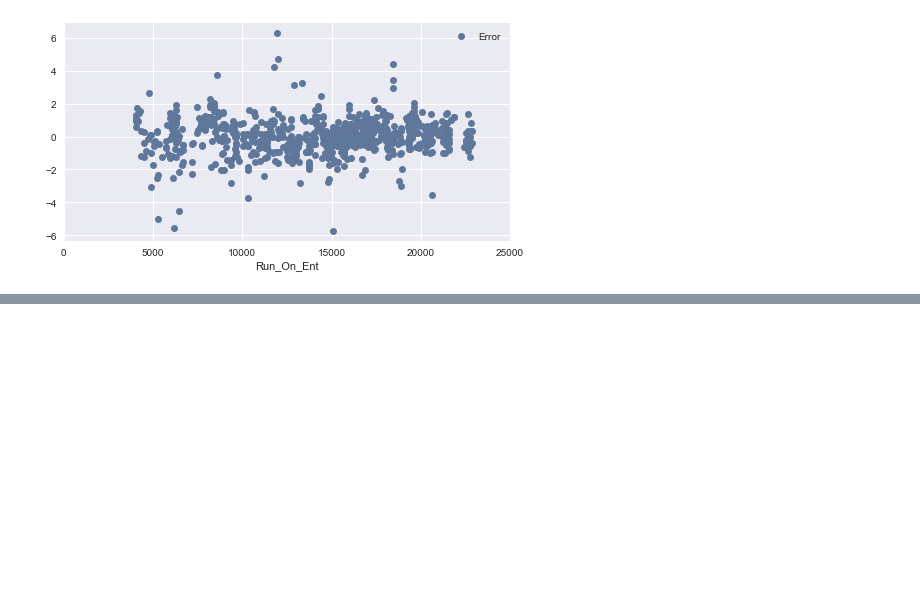
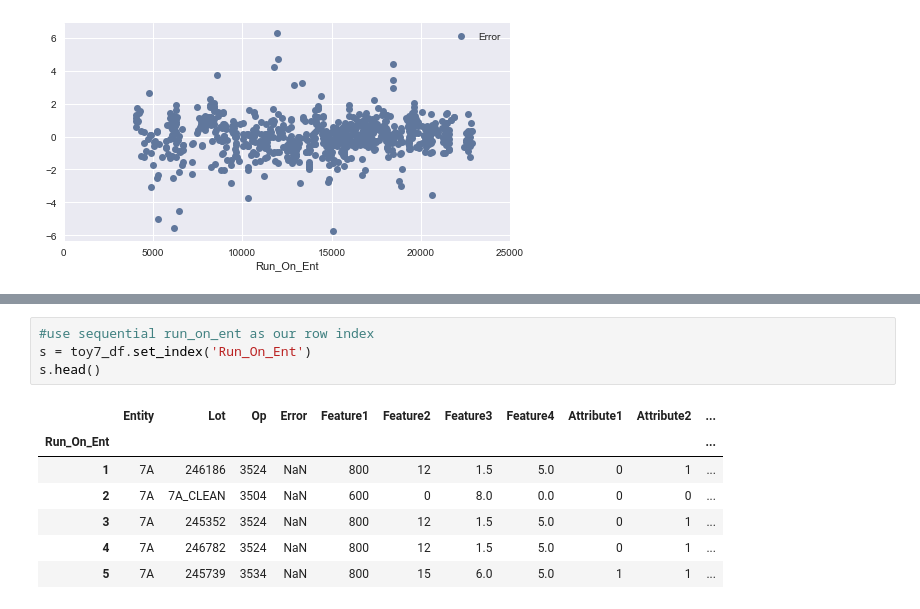
Before and after one commit to austinbock/project1, a Jupyter notebook: Capstone1 Data Investigation.ipynb, the cells around one changed output, grey strips where cells are left out. Drawn from its saved outputs; the diff is of its cells as text; blank space fills up the shorter version.

```diff
--- a/Capstone1 Data Investigation.ipynb
+++ b/Capstone1 Data Investigation.ipynb
@@ -188,0 +210,12 @@ toy7_df.plot(x = 'Run_On_Ent', y = 'Error', xlim = [0, 25000], style = 'o')
+# %%
+#use sequential run_on_ent as our row index
+s = toy7_df.set_index('Run_On_Ent')
+s.head()
+# %% [output]
+|  | Entity | Lot | Op | Error | Feature1 | Feature2 | Feature3 | Feature4 | Attribute1 | Attribute2 | ... |
+| Run_On_Ent |  |  |  |  |  |  |  |  |  |  | ... |
+| 1 | 7A | 246186 | 3524 | NaN | 800 | 12 | 1.5 | 5.0 | 0 | 1 | ... |
+| 2 | 7A | 7A_CLEAN | 3504 | NaN | 600 | 0 | 8.0 | 0.0 | 0 | 0 | ... |
+| 3 | 7A | 245352 | 3524 | NaN | 800 | 12 | 1.5 | 5.0 | 0 | 1 | ... |
+| 4 | 7A | 246782 | 3524 | NaN | 800 | 12 | 1.5 | 5.0 | 0 | 1 | ... |
+| 5 | 7A | 245739 | 3534 | NaN | 800 | 15 | 6.0 | 5.0 | 1 | 1 | ... |
```
Also changed, not shown: parts of 10 cells of this notebook.
